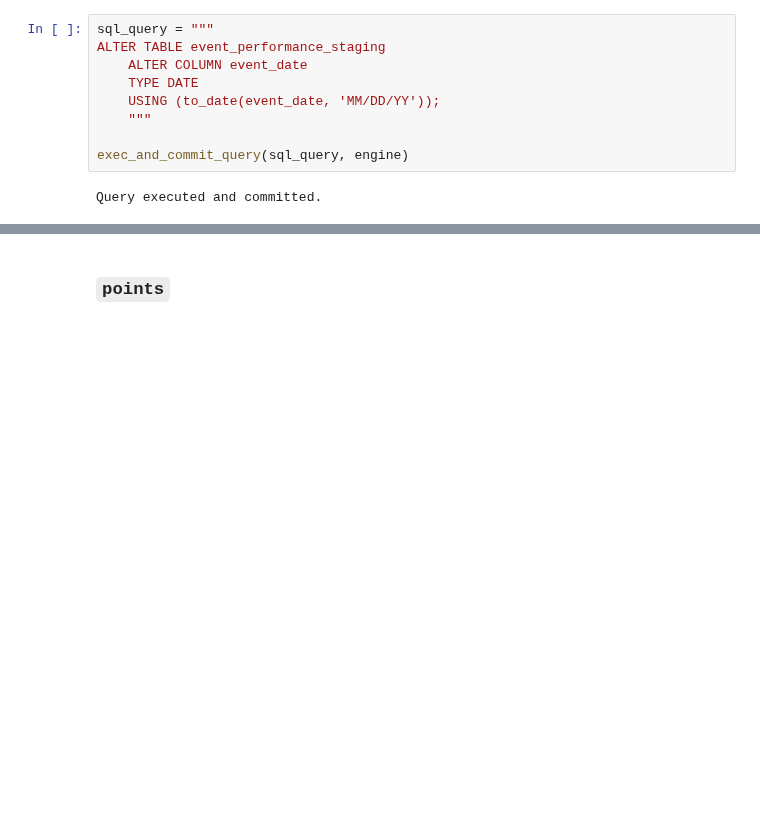
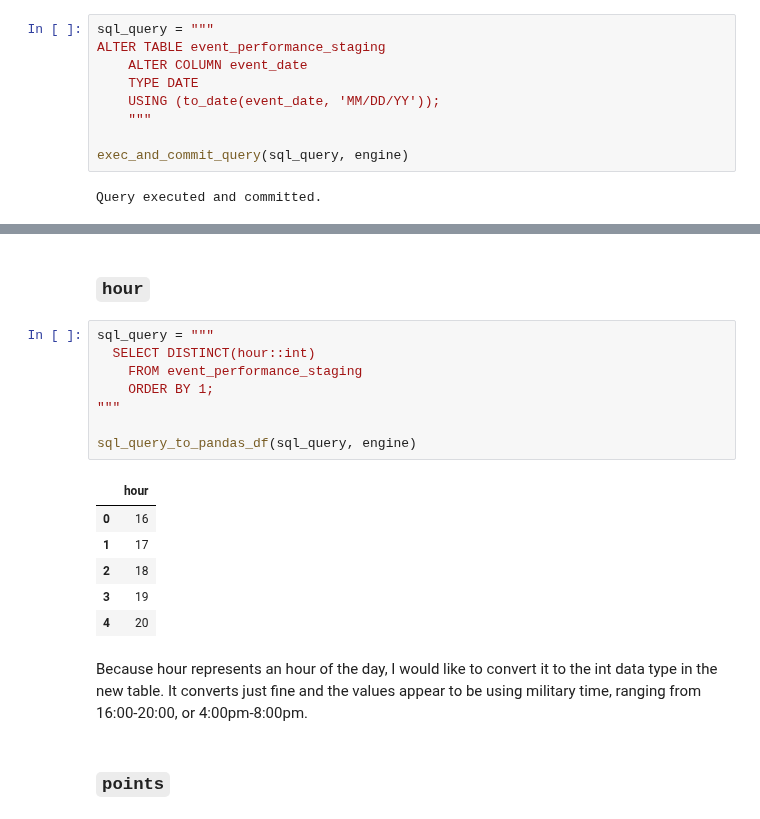
Before and after one commit to papir805/bot_battles_player_analysis, a Jupyter notebook: part1_loading_and_cleaning_data.ipynb, the cells around one changed output, grey strips where cells are left out. Cells and saved outputs as stored; diff of their text form; blank space fills up the shorter version.

```diff
--- a/part1_loading_and_cleaning_data.ipynb
+++ b/part1_loading_and_cleaning_data.ipynb
@@ -199,3 +327,22 @@ There's also one date from 2039, way into the future.  This date will have to be
+# %% [markdown]
+### `hour`
+# %%
+sql_query = """
+  SELECT DISTINCT(hour::int)
+    FROM event_performance_staging
+    ORDER BY 1;
+"""
+
+sql_query_to_pandas_df(sql_query, engine)
+# %% [output]
+|  | hour |
+| 0 | 16 |
+| 1 | 17 |
+| 2 | 18 |
+| 3 | 19 |
+| 4 | 20 |
+# %% [markdown]
+Because hour represents an hour of the day, I would like to convert it to the int data type in the new table. It converts just fine and the values appear to be using military time, ranging from 16:00-20:00, or 4:00pm-8:00pm.
 # %% [markdown]
 ### `points`
 # %%
```
Also changed, not shown: parts of 51 cells of this notebook, 6 other files.
